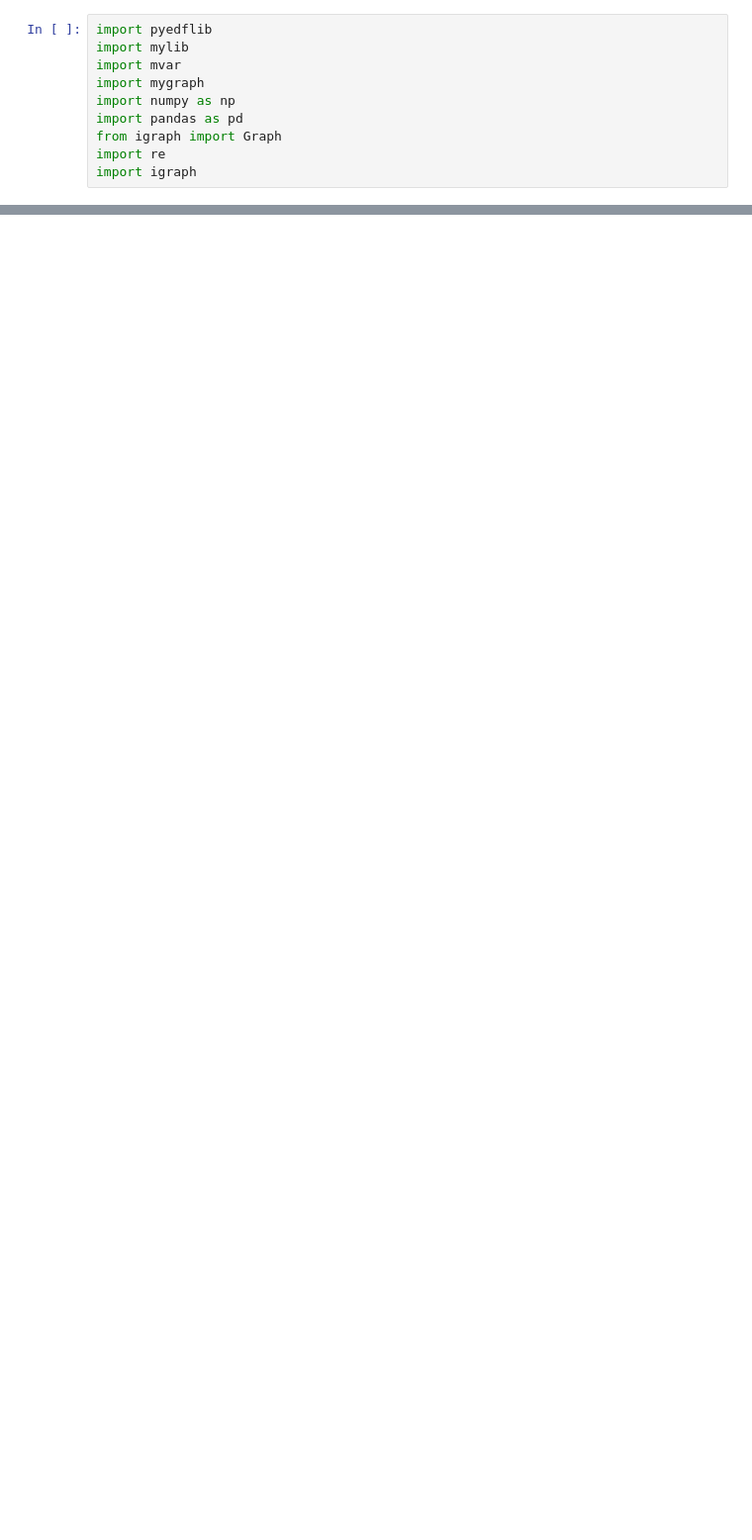
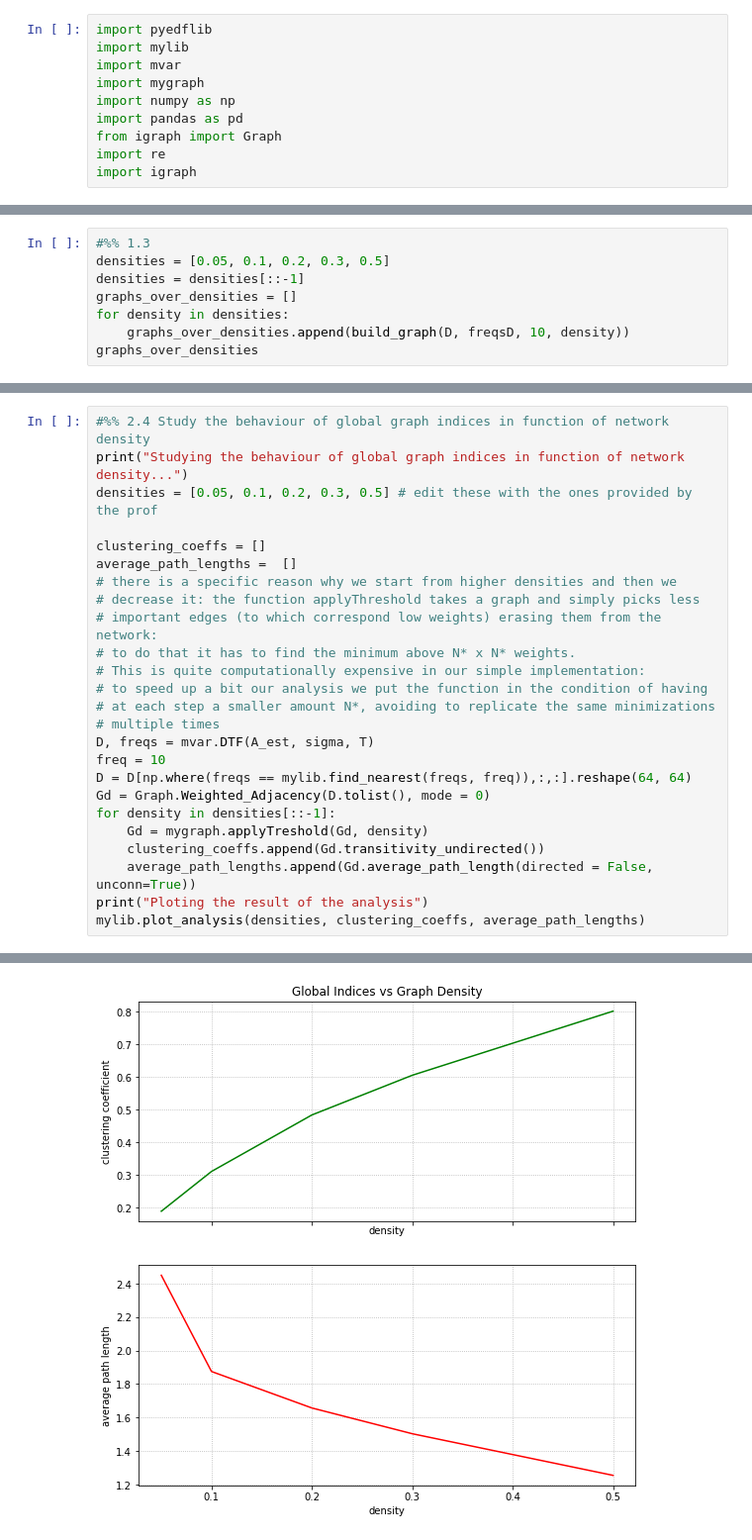
Before and after one commit to mattiapdo/brain_network_study_during_rest_state, a Jupyter notebook: main.ipynb, the cells around one changed output, grey strips where cells are left out. Shown at 99% size. Drawn from its saved outputs; the diff is of its cells as text; blank space fills up the shorter version.

```diff
--- a/main.ipynb
+++ b/main.ipynb
@@ -210,0 +110,8 @@ print("\nDone")
+# %%
+#%% 1.3
+densities = [0.05, 0.1, 0.2, 0.3, 0.5]
+densities = densities[::-1]
+graphs_over_densities = []
+for density in densities:
+    graphs_over_densities.append(build_graph(D, freqsD, 10, density))
+graphs_over_densities
@@ -210,0 +271,26 @@ print("\nDone")
+# %%
+#%% 2.4 Study the behaviour of global graph indices in function of network density
+print("Studying the behaviour of global graph indices in function of network density...")
+densities = [0.05, 0.1, 0.2, 0.3, 0.5] # edit these with the ones provided by the prof
+
+clustering_coeffs = []
+average_path_lengths =  []
+# there is a specific reason why we start from higher densities and then we
+# decrease it: the function applyThreshold takes a graph and simply picks less
+# important edges (to which correspond low weights) erasing them from the network:
+# to do that it has to find the minimum above N* x N* weights.
+# This is quite computationally expensive in our simple implementation:
+# to speed up a bit our analysis we put the function in the condition of having
+# at each step a smaller amount N*, avoiding to replicate the same minimizations
+# multiple times
+D, freqs = mvar.DTF(A_est, sigma, T)
+freq = 10
+D = D[np.where(freqs == mylib.find_nearest(freqs, freq)),:,:].reshape(64, 64)
+Gd = Graph.Weighted_Adjacency(D.tolist(), mode = 0)
+for density in densities[::-1]:
+    Gd = mygraph.applyTreshold(Gd, density)
+    clustering_coeffs.append(Gd.transitivity_undirected())
+    average_path_lengths.append(Gd.average_path_length(directed = False, unconn=True))
+print("Ploting the result of the analysis")
+mylib.plot_analysis(densities, clustering_coeffs, average_path_lengths)
+# %% [output]
@@ -210,0 +299 @@ print("\nDone")
+[figure, added]
```
Also changed, not shown: parts of 43 cells of this notebook, 12 other files.
